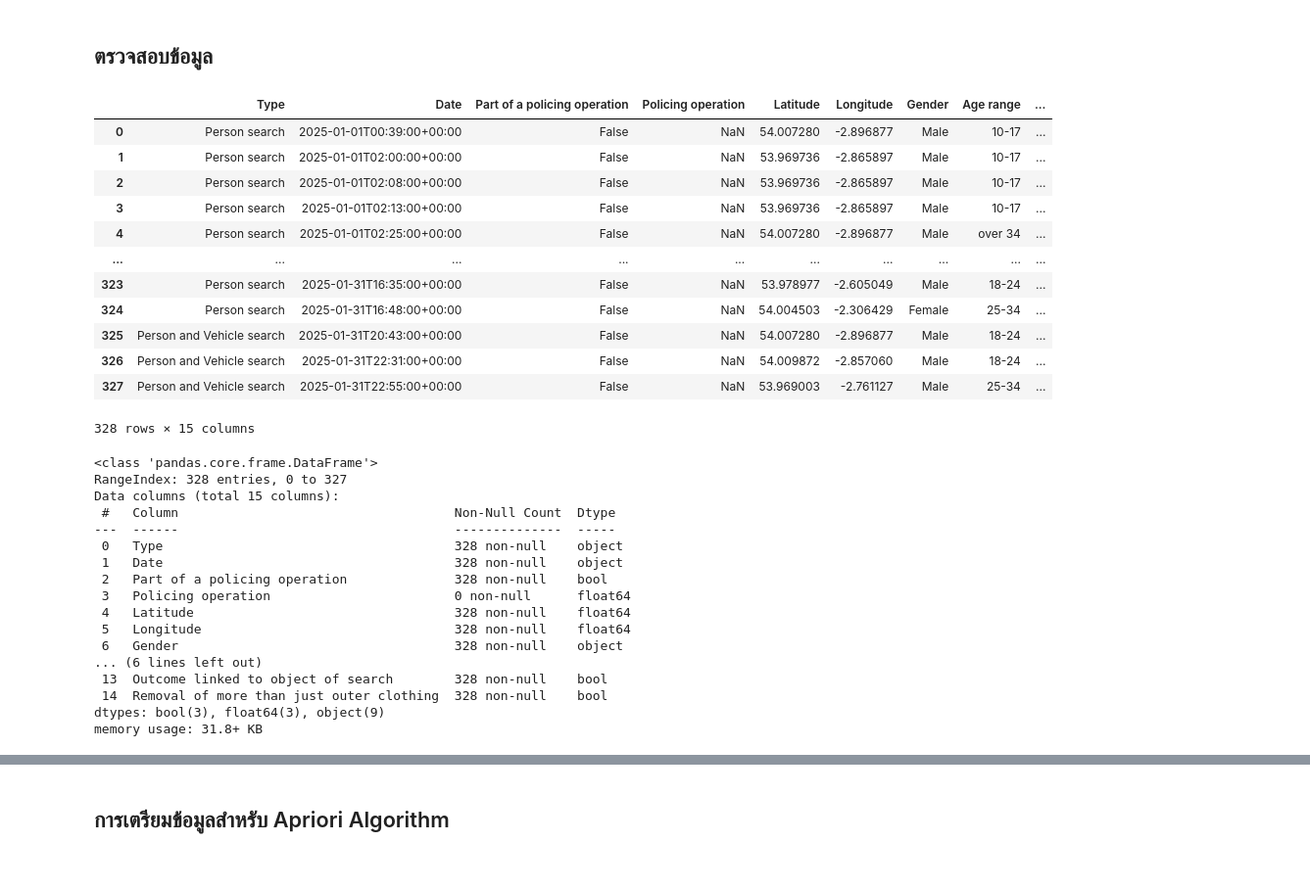
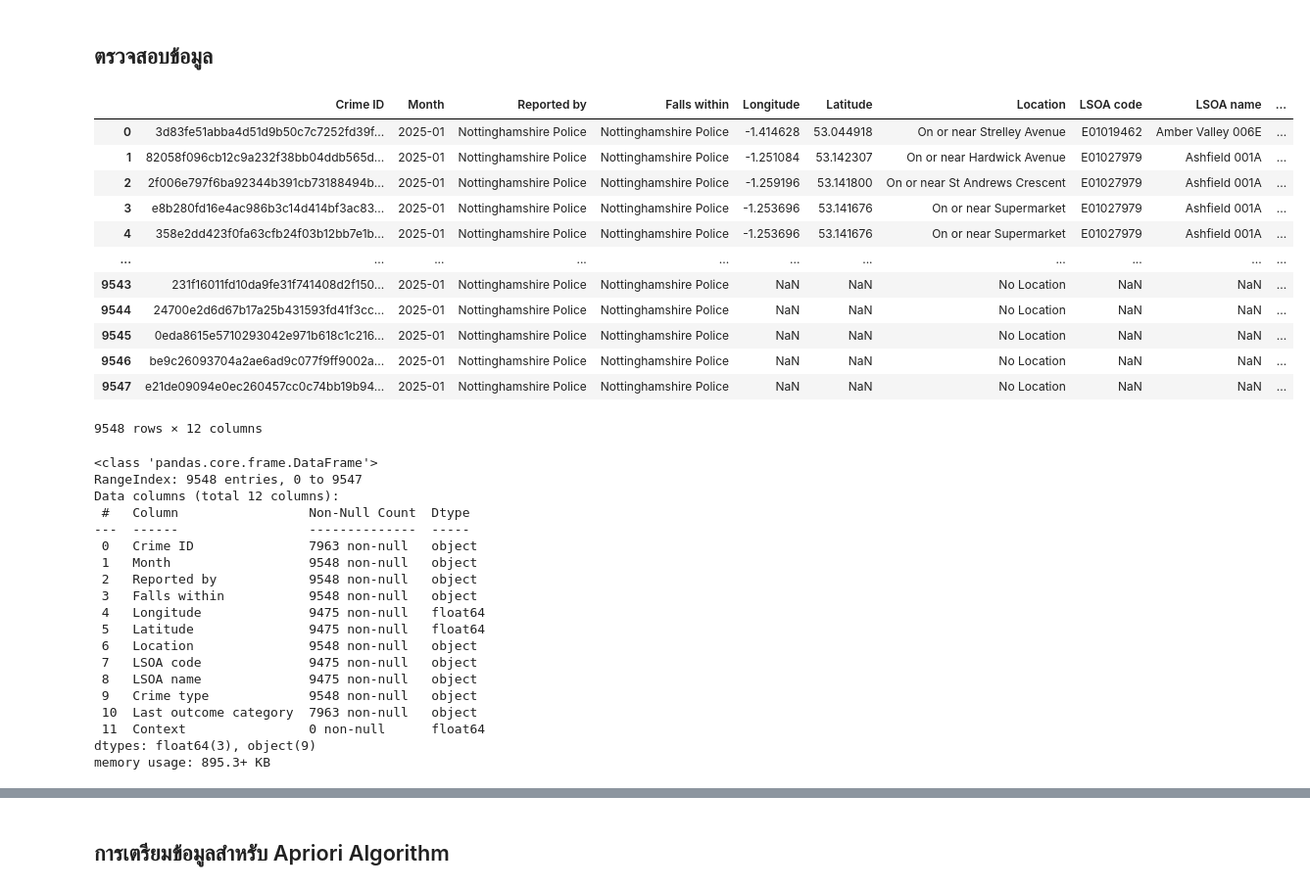
Before and after one commit to 16pynkn/MSC_DPDM_2025, a Jupyter notebook: Frequent_Patterns_(Association_Rules).ipynb, the cells around one changed output, grey strips where cells are left out. Shown at 98% size. Cells and saved outputs as stored; diff of their text form; code cells hidden in the pictures.

```diff
--- a/Frequent_Patterns_(Association_Rules).ipynb
+++ b/Frequent_Patterns_(Association_Rules).ipynb
@@ -193,40 +196,42 @@ path = '/content/drive/MyDrive/Dataset_dpdm25/2025-01'
 # %%
-nottingham = pd.read_csv(os.path.join(path,'2025-01-nottinghamshire-stop-and-search.csv'),encoding='latin-1')
+df = pd.read_csv(os.path.join(path,'2025-01-nottinghamshire-street.csv'),encoding='latin-1')
 # %% [markdown]
 ## ตรวจสอบข้อมูล
-# %%
-nottingham
-# %% [output]
-|  | Type | Date | Part of a policing operation | Policing operation | Latitude | Longitude | Gender | Age range | ... |
-| 0 | Person search | 2025-01-01T00:39:00+00:00 | False | NaN | 54.007280 | -2.896877 | Male | 10-17 | ... |
-| 1 | Person search | 2025-01-01T02:00:00+00:00 | False | NaN | 53.969736 | -2.865897 | Male | 10-17 | ... |
-| 2 | Person search | 2025-01-01T02:08:00+00:00 | False | NaN | 53.969736 | -2.865897 | Male | 10-17 | ... |
-| 3 | Person search | 2025-01-01T02:13:00+00:00 | False | NaN | 53.969736 | -2.865897 | Male | 10-17 | ... |
-| 4 | Person search | 2025-01-01T02:25:00+00:00 | False | NaN | 54.007280 | -2.896877 | Male | over 34 | ... |
-| ... | ... | ... | ... | ... | ... | ... | ... | ... | ... |
-| 323 | Person search | 2025-01-31T16:35:00+00:00 | False | NaN | 53.978977 | -2.605049 | Male | 18-24 | ... |
-| 324 | Person search | 2025-01-31T16:48:00+00:00 | False | NaN | 54.004503 | -2.306429 | Female | 25-34 | ... |
-| 325 | Person and Vehicle search | 2025-01-31T20:43:00+00:00 | False | NaN | 54.007280 | -2.896877 | Male | 18-24 | ... |
-| 326 | Person and Vehicle search | 2025-01-31T22:31:00+00:00 | False | NaN | 54.009872 | -2.857060 | Male | 18-24 | ... |
-| 327 | Person and Vehicle search | 2025-01-31T22:55:00+00:00 | False | NaN | 53.969003 | -2.761127 | Male | 25-34 | ... |
-328 rows × 15 columns
+# %%
+df
+# %% [output]
+|  | Crime ID | Month | Reported by | Falls within | Longitude | Latitude | Location | LSOA code | LSOA name | ... |
+| 0 | 3d83fe51abba4d51d9b50c7c7252fd39f... | 2025-01 | Nottinghamshire Police | Nottinghamshire Police | -1.414628 | 53.044918 | On or near Strelley Avenue | E01019462 | Amber Valley 006E | ... |
+| 1 | 82058f096cb12c9a232f38bb04ddb565d... | 2025-01 | Nottinghamshire Police | Nottinghamshire Police | -1.251084 | 53.142307 | On or near Hardwick Avenue | E01027979 | Ashfield 001A | ... |
+| 2 | 2f006e797f6ba92344b391cb73188494b... | 2025-01 | Nottinghamshire Police | Nottinghamshire Police | -1.259196 | 53.141800 | On or near St Andrews Crescent | E01027979 | Ashfield 001A | ... |
+| 3 | e8b280fd16e4ac986b3c14d414bf3ac83... | 2025-01 | Nottinghamshire Police | Nottinghamshire Police | -1.253696 | 53.141676 | On or near Supermarket | E01027979 | Ashfield 001A | ... |
+| 4 | 358e2dd423f0fa63cfb24f03b12bb7e1b... | 2025-01 | Nottinghamshire Police | Nottinghamshire Police | -1.253696 | 53.141676 | On or near Supermarket | E01027979 | Ashfield 001A | ... |
+| ... | ... | ... | ... | ... | ... | ... | ... | ... | ... | ... |
+| 9543 | 231f16011fd10da9fe31f741408d2f150... | 2025-01 | Nottinghamshire Police | Nottinghamshire Police | NaN | NaN | No Location | NaN | NaN | ... |
+| 9544 | 24700e2d6d67b17a25b431593fd41f3cc... | 2025-01 | Nottinghamshire Police | Nottinghamshire Police | NaN | NaN | No Location | NaN | NaN | ... |
+| 9545 | 0eda8615e5710293042e971b618c1c216... | 2025-01 | Nottinghamshire Police | Nottinghamshire Police | NaN | NaN | No Location | NaN | NaN | ... |
+| 9546 | be9c26093704a2ae6ad9c077f9ff9002a... | 2025-01 | Nottinghamshire Police | Nottinghamshire Police | NaN | NaN | No Location | NaN | NaN | ... |
+| 9547 | e21de09094e0ec260457cc0c74bb19b94... | 2025-01 | Nottinghamshire Police | Nottinghamshire Police | NaN | NaN | No Location | NaN | NaN | ... |
+9548 rows × 12 columns
 # %%
-nottingham.info()
+df.info()
 # %% [output]
 <class 'pandas.core.frame.DataFrame'>
-RangeIndex: 328 entries, 0 to 327
-Data columns (total 15 columns):
- #   Column                                    Non-Null Count  Dtype
----  ------                                    --------------  -----
- 0   Type                                      328 non-null    object
- 1   Date                                      328 non-null    object
- 2   Part of a policing operation              328 non-null    bool
- 3   Policing operation                        0 non-null      float64
- 4   Latitude                                  328 non-null    float64
- 5   Longitude                                 328 non-null    float64
- 6   Gender                                    328 non-null    object
-... (6 lines left out)
- 13  Outcome linked to object of search        328 non-null    bool
- 14  Removal of more than just outer clothing  328 non-null    bool
-dtypes: bool(3), float64(3), object(9)
-memory usage: 31.8+ KB
+RangeIndex: 9548 entries, 0 to 9547
+Data columns (total 12 columns):
+ #   Column                 Non-Null Count  Dtype
+---  ------                 --------------  -----
+ 0   Crime ID               7963 non-null   object
+ 1   Month                  9548 non-null   object
+ 2   Reported by            9548 non-null   object
+ 3   Falls within           9548 non-null   object
+ 4   Longitude              9475 non-null   float64
+ 5   Latitude               9475 non-null   float64
+ 6   Location               9548 non-null   object
+ 7   LSOA code              9475 non-null   object
+ 8   LSOA name              9475 non-null   object
+ 9   Crime type             9548 non-null   object
+ 10  Last outcome category  7963 non-null   object
+ 11  Context                0 non-null      float64
+dtypes: float64(3), object(9)
+memory usage: 895.3+ KB
```
Also changed, not shown: parts of 29 cells of this notebook.
